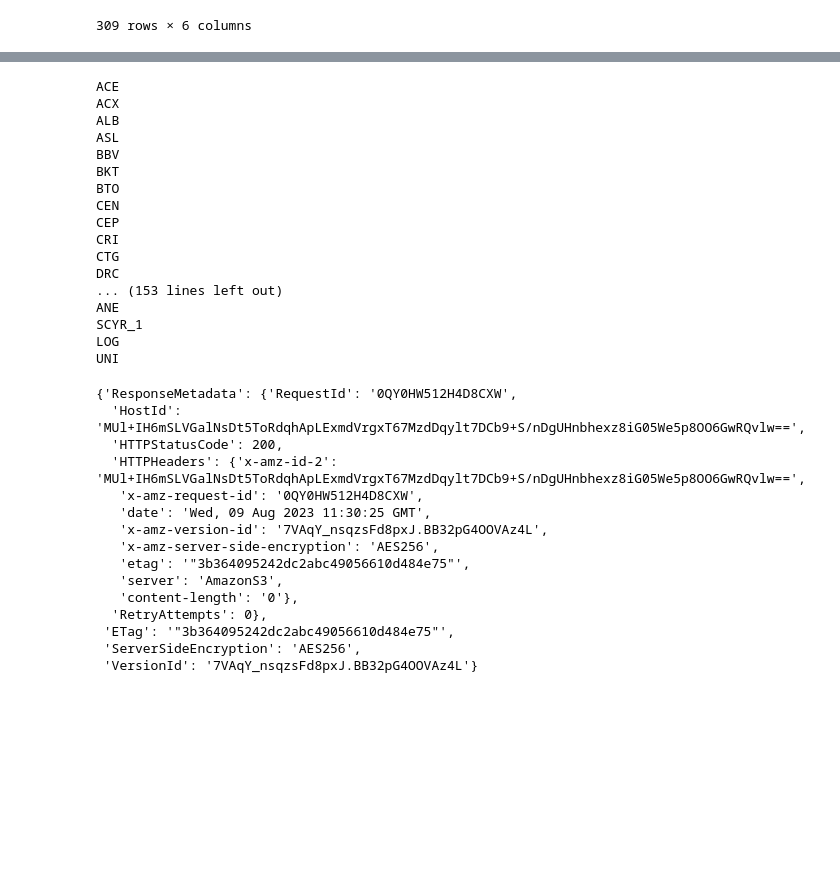
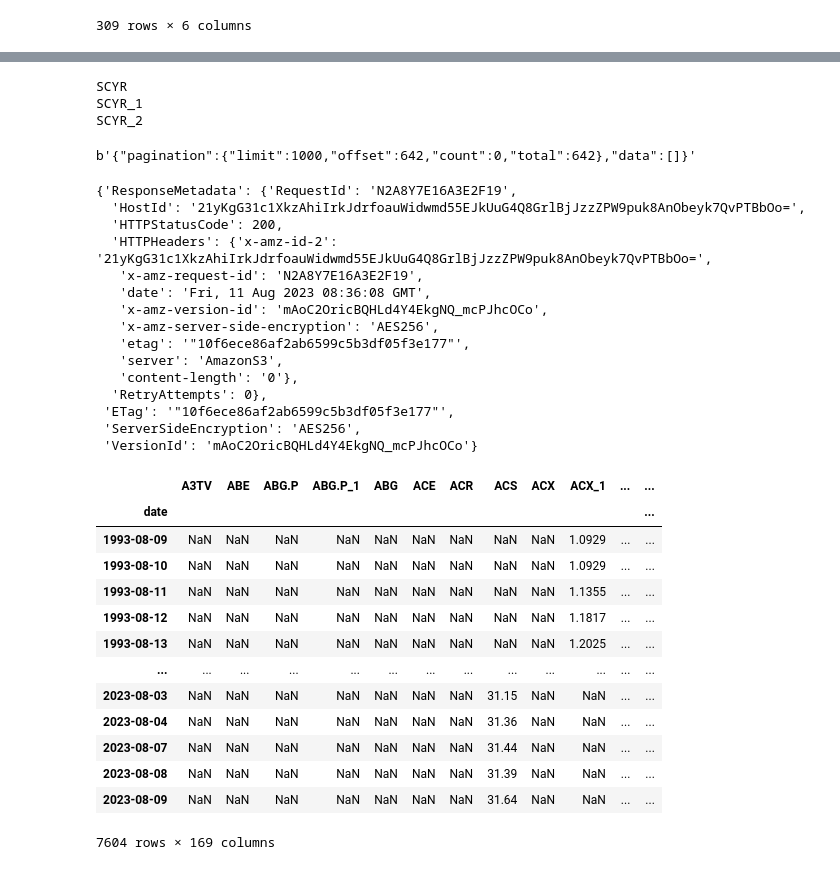
Before and after one commit to tintenderete/TFM, a Jupyter notebook: ibex_data_processing_marketstack.ipynb, the cells around one changed output, grey strips where cells are left out. Saved outputs shown, nothing was run; the diff lists cells and outputs as text; code cells hidden in the pictures; blank space fills up the shorter version.

```diff
--- a/ibex_data_processing_marketstack.ipynb
+++ b/ibex_data_processing_marketstack.ipynb
@@ -127,8 +136,10 @@ raw_folder = 'preprocessed/marketstack/'
 s3 = boto3.resource('s3')
 failed_loads = []
 eod_data = 'eod'
+indexes = ibex_constituents[ibex_constituents['Activo'].isin(['SCYR','SCYR_1','SCYR_2'])].index
 
-for i in range(ibex_constituents.shape[0]):
+# for i in range(ibex_constituents.shape[0]):
+for i in indexes:
 
     try:
         ticker = ibex_constituents.Ticker[i] + '.BMEX'
@@ -186,23 +197,25 @@ for i in range(ibex_constituents.shape[0]):
         failed_loads.append(ticker)
         continue
 # %% [output]
-ACE
-ACX
-ALB
-ASL
-BBV
-BKT
-BTO
-CEN
-CEP
-CRI
-CTG
-DRC
-... (153 lines left out)
-ANE
+SCYR
 SCYR_1
-LOG
-UNI
+SCYR_2
+# %%
+r = requests.get(url+eod_data,
+                            params={
+                                'access_key': API_TOKEN,
+                                'exchange': 'BMEX',
+                                'symbols':'MVC.BMEX',
+                                # 'from_date':'1991-01-02',
+                                # 'to_date':'1993-01-04',
+                                'limit':1000,
+                                'offset': 642
+                                }
+                            )
+
+r.content
+# %% [output]
+b'{"pagination":{"limit":1000,"offset":642,"count":0,"total":642},"data":[]}'
 # %%
 raw_folder = 'preprocessed/marketstack/'
 raw_path = bucket_name + raw_folder
@@ -241,21 +254,38 @@ pq.write_table(table, buf)
 
 s3.Object(bucket_name, full_path).put(Body=buf.getvalue())
 # %% [output]
-{'ResponseMetadata': {'RequestId': '0QY0HW512H4D8CXW',
-  'HostId': 'MUl+IH6mSLVGalNsDt5ToRdqhApLExmdVrgxT67MzdDqylt7DCb9+S/nDgUHnbhexz8iG05We5p8OO6GwRQvlw==',
+{'ResponseMetadata': {'RequestId': 'N2A8Y7E16A3E2F19',
+  'HostId': '21yKgG31c1XkzAhiIrkJdrfoauWidwmd55EJkUuG4Q8GrlBjJzzZPW9puk8AnObeyk7QvPTBbOo=',
   'HTTPStatusCode': 200,
-  'HTTPHeaders': {'x-amz-id-2': 'MUl+IH6mSLVGalNsDt5ToRdqhApLExmdVrgxT67MzdDqylt7DCb9+S/nDgUHnbhexz8iG05We5p8OO6GwRQvlw==',
-   'x-amz-request-id': '0QY0HW512H4D8CXW',
-   'date': 'Wed, 09 Aug 2023 11:30:25 GMT',
-   'x-amz-version-id': '7VAqY_nsqzsFd8pxJ.BB32pG4OOVAz4L',
+  'HTTPHeaders': {'x-amz-id-2': '21yKgG31c1XkzAhiIrkJdrfoauWidwmd55EJkUuG4Q8GrlBjJzzZPW9puk8AnObeyk7QvPTBbOo=',
+   'x-amz-request-id': 'N2A8Y7E16A3E2F19',
+   'date': 'Fri, 11 Aug 2023 08:36:08 GMT',
+   'x-amz-version-id': 'mAoC2OricBQHLd4Y4EkgNQ_mcPJhcOCo',
    'x-amz-server-side-encryption': 'AES256',
-   'etag': '"3b364095242dc2abc49056610d484e75"',
+   'etag': '"10f6ece86af2ab6599c5b3df05f3e177"',
    'server': 'AmazonS3',
    'content-length': '0'},
   'RetryAttempts': 0},
- 'ETag': '"3b364095242dc2abc49056610d484e75"',
+ 'ETag': '"10f6ece86af2ab6599c5b3df05f3e177"',
  'ServerSideEncryption': 'AES256',
- 'VersionId': '7VAqY_nsqzsFd8pxJ.BB32pG4OOVAz4L'}
+ 'VersionId': 'mAoC2OricBQHLd4Y4EkgNQ_mcPJhcOCo'}
+# %%
+ibex_historical_data
+# %% [output]
+|  | A3TV | ABE | ABG.P | ABG.P_1 | ABG | ACE | ACR | ACS | ACX | ACX_1 | ... | ... |
+| date |  |  |  |  |  |  |  |  |  |  |  | ... |
+| 1993-08-09 | NaN | NaN | NaN | NaN | NaN | NaN | NaN | NaN | NaN | 1.0929 | ... | ... |
+| 1993-08-10 | NaN | NaN | NaN | NaN | NaN | NaN | NaN | NaN | NaN | 1.0929 | ... | ... |
+| 1993-08-11 | NaN | NaN | NaN | NaN | NaN | NaN | NaN | NaN | NaN | 1.1355 | ... | ... |
+| 1993-08-12 | NaN | NaN | NaN | NaN | NaN | NaN | NaN | NaN | NaN | 1.1817 | ... | ... |
+| 1993-08-13 | NaN | NaN | NaN | NaN | NaN | NaN | NaN | NaN | NaN | 1.2025 | ... | ... |
+| ... | ... | ... | ... | ... | ... | ... | ... | ... | ... | ... | ... | ... |
+| 2023-08-03 | NaN | NaN | NaN | NaN | NaN | NaN | NaN | 31.15 | NaN | NaN | ... | ... |
+| 2023-08-04 | NaN | NaN | NaN | NaN | NaN | NaN | NaN | 31.36 | NaN | NaN | ... | ... |
+| 2023-08-07 | NaN | NaN | NaN | NaN | NaN | NaN | NaN | 31.44 | NaN | NaN | ... | ... |
+| 2023-08-08 | NaN | NaN | NaN | NaN | NaN | NaN | NaN | 31.39 | NaN | NaN | ... | ... |
+| 2023-08-09 | NaN | NaN | NaN | NaN | NaN | NaN | NaN | 31.64 | NaN | NaN | ... | ... |
+7604 rows × 169 columns
 # %%
 failed_loads = ibex_historical_data.columns[ibex_historical_data.isnull().values.all(axis=0)]
 failed_loads, len(failed_loads)
```
Also changed, not shown: parts of 3 cells of this notebook, 6 other files.
